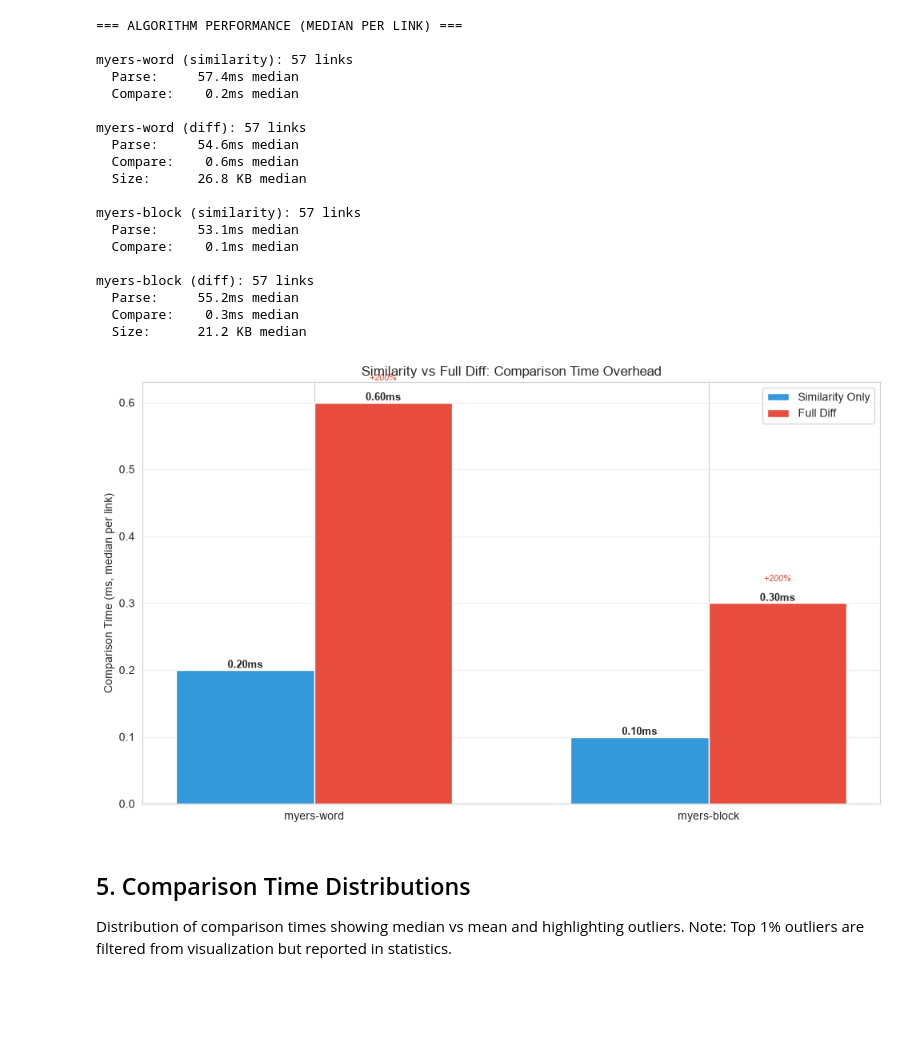
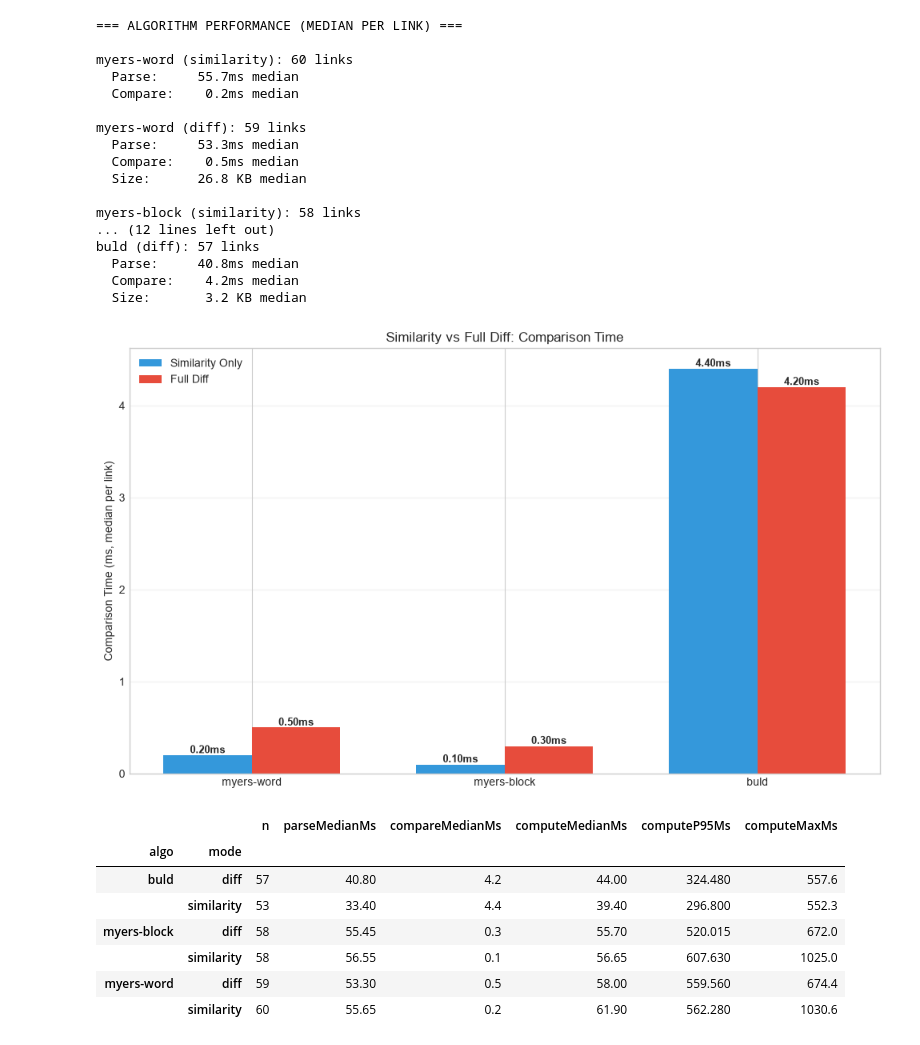
Before and after one commit to laureny17/RefDelta, a Jupyter notebook: benchmark/analyze.ipynb, the cells around one changed output. Drawn from its saved outputs; the diff is of its cells as text; code cells hidden in the pictures; blank space fills up the shorter version.

```diff
--- a/benchmark/analyze.ipynb
+++ b/benchmark/analyze.ipynb
@@ -5,10 +0,0 @@
-# %%
-import json
-import pandas as pd
-import matplotlib.pyplot as plt
-import seaborn as sns
-import numpy as np
-from pathlib import Path
-
-sns.set_style('whitegrid')
-plt.rcParams['figure.figsize'] = (12, 6)
@@ -103,0 +33,14 @@ Modes: similarity, diff
+# %%
+from evaluation_data import load_results
+
+algo_rows, network_rows, coverage_rows = load_results(ROOT / 'output' / f for f in DATA_FILES)
+algo_df = pd.DataFrame(algo_rows)
+net_df = pd.DataFrame(network_rows)
+coverage_df = pd.DataFrame(coverage_rows)
+if algo_df.empty:
+    raise ValueError('No successful algorithm measurements found')
+algos = list(algo_df['algo'].unique())
+modes = list(algo_df['mode'].unique())
+display(coverage_df)
+display(algo_df.groupby(['source', 'algo', 'mode']).size().rename('measurements').reset_index())
+display(algo_df.head())
@@ -245,58 +155,58 @@ sim_times = []
 diff_times = []
 for a in algos:
     sim_data = algo_df[(algo_df['algo']==a) & (algo_df['mode']=='similarity')]
     diff_data = algo_df[(algo_df['algo']==a) & (algo_df['mode']=='diff')]
 
-    sim_times.append(sim_data['compareMs'].median() if len(sim_data) > 0 else 0)
-    diff_times.append(diff_data['compareMs'].median() if len(diff_data) > 0 else 0)
+    sim_times.append(sim_data['compareMs'].median() if len(sim_data) > 0 else np.nan)
+    diff_times.append(diff_data['compareMs'].median() if len(diff_data) > 0 else np.nan)
 
 bars1 = ax.bar(x - w/2, sim_times, w, label='Similarity Only', color='#3498db')
 bars2 = ax.bar(x + w/2, diff_times, w, label='Full Diff', color='#e74c3c')
 
 # Add value labels
 for i, (s, d) in enumerate(zip(sim_times, diff_times)):
     if s > 0:
         ax.text(i - w/2, s, f'{s:.2f}ms', ha='center', va='bottom', fontweight='bold', fontsize=9)
     if d > 0:
         ax.text(i + w/2, d, f'{d:.2f}ms', ha='center', va='bottom', fontweight='bold', fontsize=9)
-        # Show overhead percentage
-        if s > 0:
-            overhead_pct = ((d - s) / s) * 100
-            ax.text(i + w/2, d + max(diff_times)*0.05, f'+{overhead_pct:.0f}%',
-                   ha='center', va='bottom', fontsize=8, color='#e74c3c', style='italic')
-
 ax.set_ylabel('Comparison Time (ms, median per link)')
-ax.set_title('Similarity vs Full Diff: Comparison Time Overhead')
+ax.set_title('Similarity vs Full Diff: Comparison Time')
 ax.set_xticks(x)
 ax.set_xticklabels(algos)
 ax.legend()
 ax.grid(axis='y', alpha=0.3)
 
 plt.tight_layout()
 plt.show()
+summary = algo_df.groupby(['algo', 'mode']).agg(
+    n=('url', 'size'), parseMedianMs=('parseMs', 'median'),
+    compareMedianMs=('compareMs', 'median'), computeMedianMs=('computeMs', 'median'),
+    computeP95Ms=('computeMs', lambda x: x.quantile(.95)), computeMaxMs=('computeMs', 'max'))
+display(summary)
 # %% [output]
 === ALGORITHM PERFORMANCE (MEDIAN PER LINK) ===
 
-myers-word (similarity): 57 links
-  Parse:     57.4ms median
+myers-word (similarity): 60 links
+  Parse:     55.7ms median
   Compare:    0.2ms median
 
-myers-word (diff): 57 links
-  Parse:     54.6ms median
-  Compare:    0.6ms median
+myers-word (diff): 59 links
+  Parse:     53.3ms median
+  Compare:    0.5ms median
   Size:      26.8 KB median
 
-myers-block (similarity): 57 links
-  Parse:     53.1ms median
-  Compare:    0.1ms median
-
-myers-block (diff): 57 links
-  Parse:     55.2ms median
-  Compare:    0.3ms median
-  Size:      21.2 KB median
+myers-block (similarity): 58 links
+... (12 lines left out)
+buld (diff): 57 links
+  Parse:     40.8ms median
+  Compare:    4.2ms median
+  Size:       3.2 KB median
-[figure, old version]
+[figure, new version]
+|  |  | n | parseMedianMs | compareMedianMs | computeMedianMs | computeP95Ms | computeMaxMs |
+| algo | mode |  |  |  |  |  |  |
+| buld | diff | 57 | 40.80 | 4.2 | 44.00 | 324.480 | 557.6 |
+|  | similarity | 53 | 33.40 | 4.4 | 39.40 | 296.800 | 552.3 |
+| myers-block | diff | 58 | 55.45 | 0.3 | 55.70 | 520.015 | 672.0 |
+|  | similarity | 58 | 56.55 | 0.1 | 56.65 | 607.630 | 1025.0 |
+| myers-word | diff | 59 | 53.30 | 0.5 | 58.00 | 559.560 | 674.4 |
+|  | similarity | 60 | 55.65 | 0.2 | 61.90 | 562.280 | 1030.6 |
-# %% [markdown]
-## 5. Comparison Time Distributions
-
-Distribution of comparison times showing median vs mean and highlighting outliers.
-Note: Top 1% outliers are filtered from visualization but reported in statistics.
```
Also changed, not shown: parts of 25 cells of this notebook.
